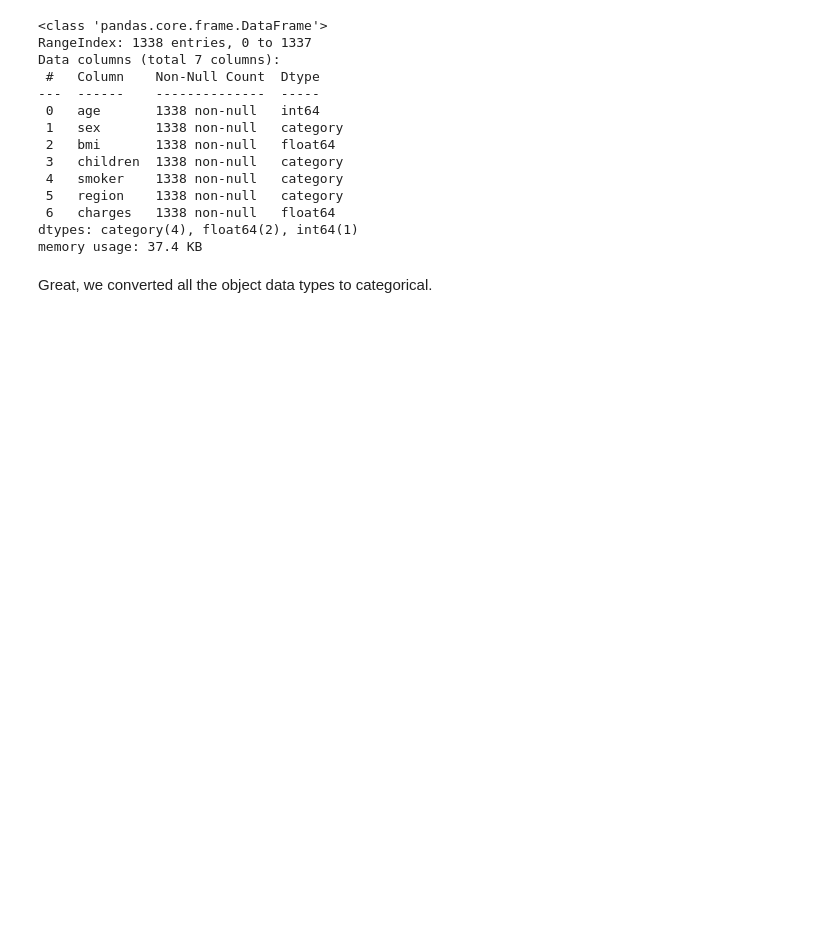
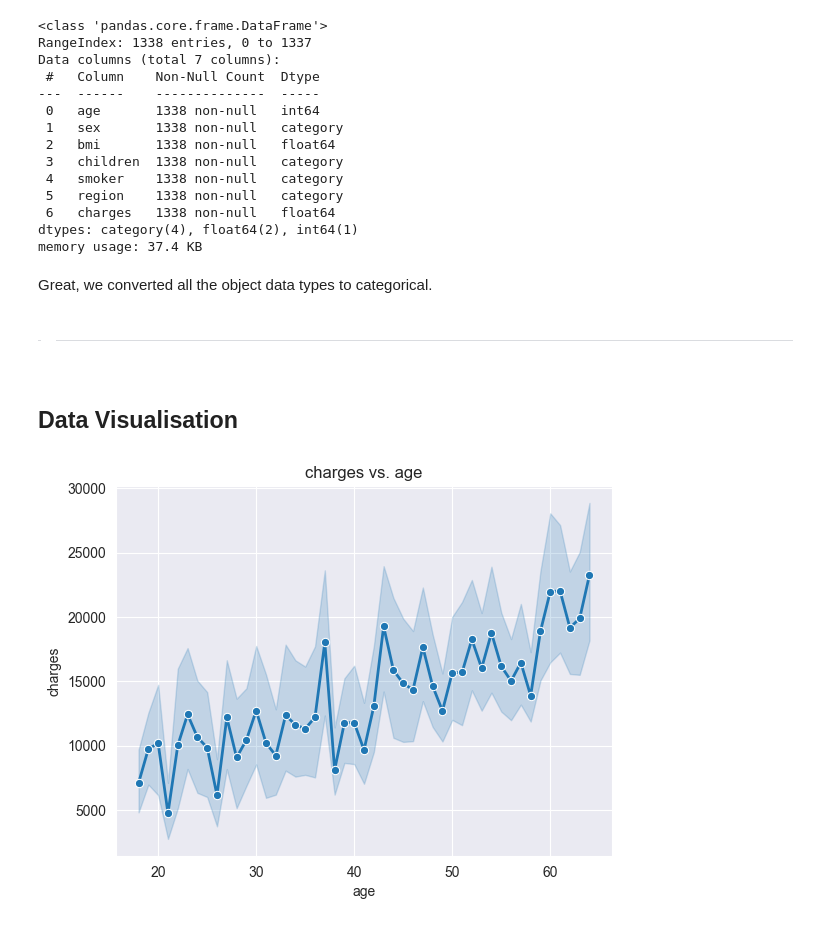
Before and after one commit to yashdeshpandex1/Smoothing_Splines_on_Medical_cost_data, a Jupyter notebook: medical_cost.ipynb, the cells around one changed output. Saved outputs shown, nothing was run; the diff lists cells and outputs as text; code cells hidden in the pictures; blank space fills up the shorter version.

Commit message:
feat: data visualisation and EDA.

```diff
--- a/medical_cost.ipynb
+++ b/medical_cost.ipynb
@@ -99,3 +90,7 @@ dtypes: category(4), float64(2), int64(1)
 memory usage: 37.4 KB
 # %% [markdown]
 Great, we converted all the object data types to categorical.
+# %% [markdown]
+> ---
+# %% [markdown]
+## Data Visualisation
@@ -101,0 +172,7 @@ Great, we converted all the object data types to categorical.
+# %%
+viz = dataVisualisation(df = df)
+# %%
+viz.plot_lineplot('age', 'charges');
+plt.show()
+# %% [output]
+[figure, added]
```
Also changed, not shown: parts of 11 cells of this notebook.
